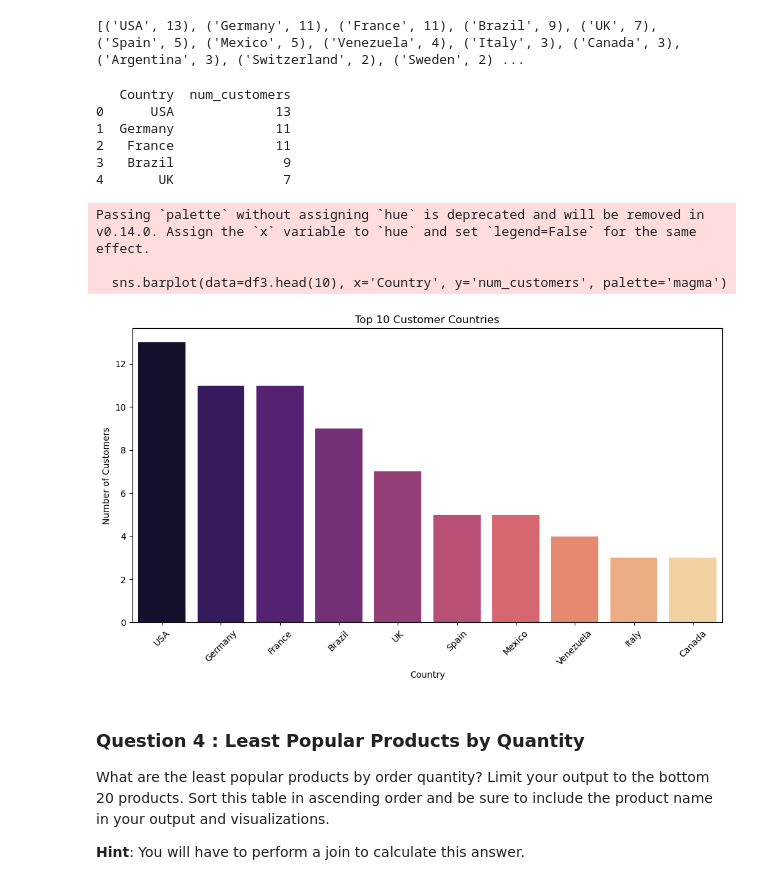
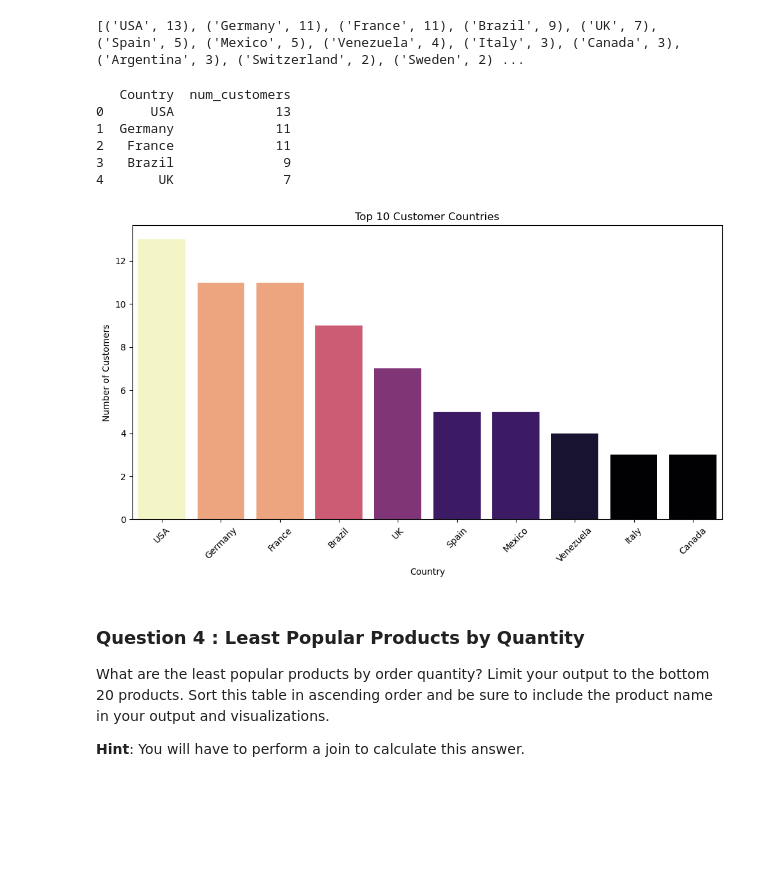
Before and after one commit to Dbell14/Adhoc-SQL-report, a Jupyter notebook: adhoc-sql/adhoc_report.ipynb, the cells around one changed output. Saved outputs shown, nothing was run; the diff lists cells and outputs as text; code cells hidden in the pictures; blank space fills up the shorter version.

Commit message:
Fix seaborn FutureWarning in all visualizations

```diff
--- a/adhoc-sql/adhoc_report.ipynb
+++ b/adhoc-sql/adhoc_report.ipynb
@@ -114,28 +111,25 @@ print(customers_data)
 # %%
 # TODO: Convert your list of tuples to a dataframe
 df3 = pd.DataFrame(customers_data, columns=["Country", "num_customers"])
 print(df3.head())
 
 # TODO: Generate a visualization on this dataframe
 plt.figure(figsize=(10, 6))
-sns.barplot(data=df3.head(10), x='Country', y='num_customers', palette='magma')
+sns.barplot(data=df3.head(10), x='Country', y='num_customers', hue='num_customers', palette='magma', legend=False)
 plt.title("Top 10 Customer Countries")
 plt.xlabel("Country")
 plt.ylabel("Number of Customers")
 plt.xticks(rotation=45)
 plt.tight_layout()
 plt.show()
 # %% [output]
    Country  num_customers
 0      USA             13
 1  Germany             11
 2   France             11
 3   Brazil              9
 4       UK              7
-Passing `palette` without assigning `hue` is deprecated and will be removed in v0.14.0. Assign the `x` variable to `hue` and set `legend=False` for the same effect.
-
-  sns.barplot(data=df3.head(10), x='Country', y='num_customers', palette='magma')
-[figure, old version]
+[figure, new version]
 # %% [markdown]
 ### Question 4 : Least Popular Products by Quantity
 
```
Also changed, not shown: parts of 7 cells of this notebook.
